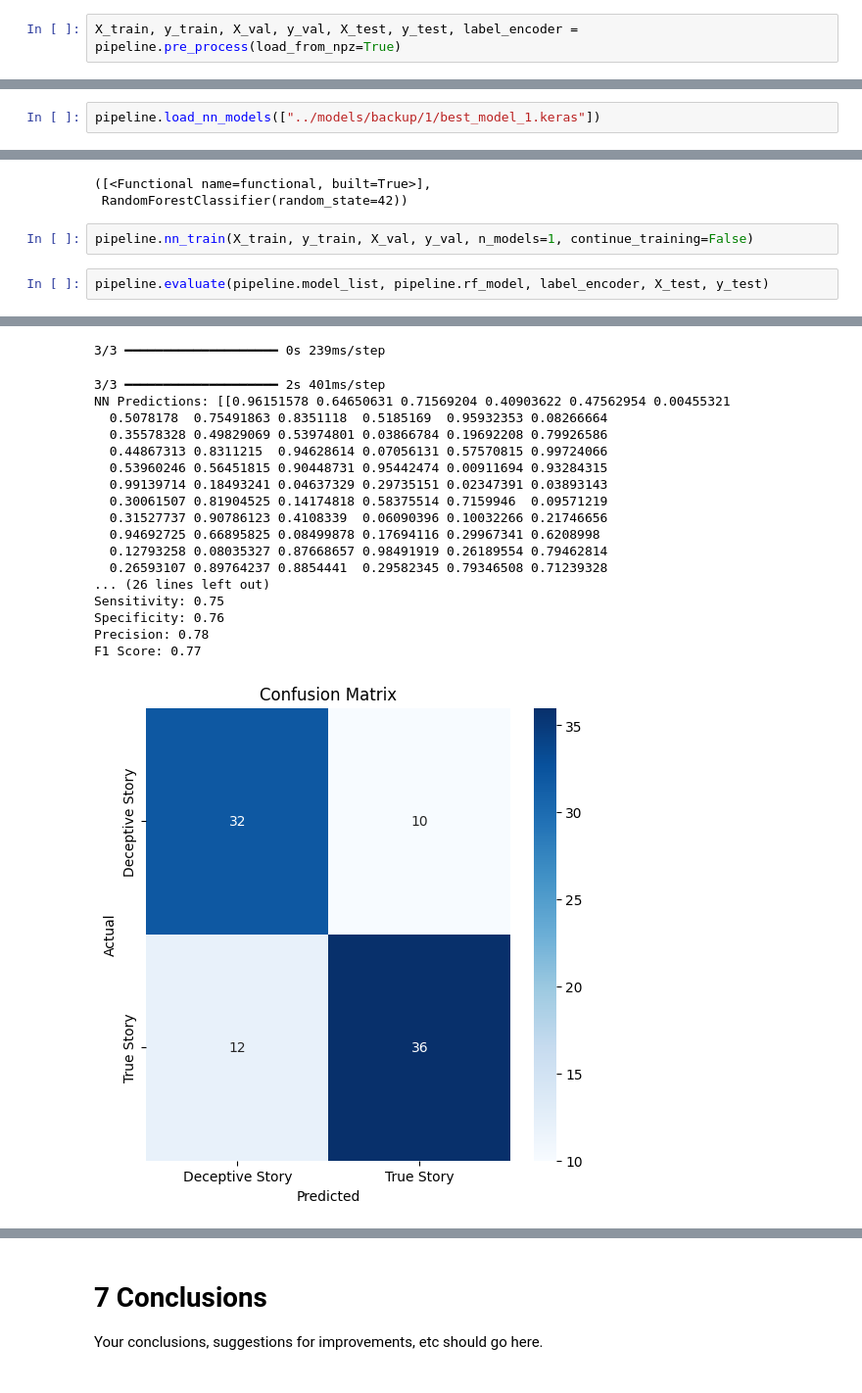
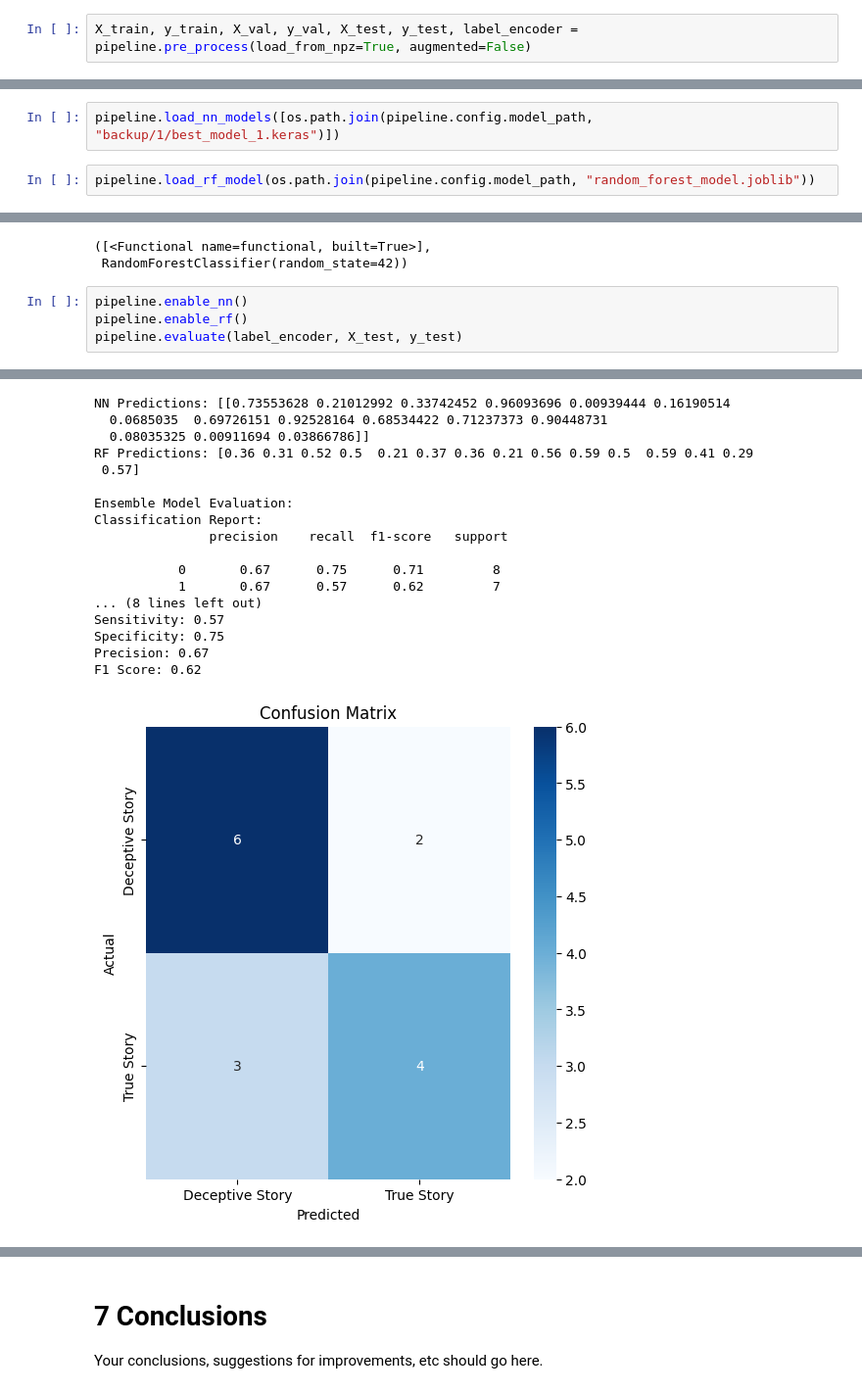
Before and after one commit to CharlesZZY/Truora, a Jupyter notebook: src/CBU5201_miniproject.ipynb, the cells around one changed output, grey strips where cells are left out. Shown at 98% size. Drawn from its saved outputs; the diff is of its cells as text.

```diff
--- a/src/CBU5201_miniproject.ipynb
+++ b/src/CBU5201_miniproject.ipynb
@@ -530,3 +565,3 @@ pipeline = Pipeline(config, data_transformer, model_builder, trainer, evaluator,
 # %%
-X_train, y_train, X_val, y_val, X_test, y_test, label_encoder = pipeline.pre_process(load_from_npz=True)
+X_train, y_train, X_val, y_val, X_test, y_test, label_encoder = pipeline.pre_process(load_from_npz=True, augmented=False)
 # %% [output]
@@ -544,2 +578,0 @@ X_train.shape, y_train.shape, X_val.shape, y_val.shape, X_test.shape, y_test.sha
-# %%
-pipeline.load_nn_models(["../models/backup/1/best_model_1.keras"])
@@ -546,12 +596,16 @@ pipeline.load_nn_models(["../models/backup/1/best_model_1.keras"])
 # %%
 pipeline.rf_train(X_train, y_train)
+# %%
+pipeline.load_nn_models([os.path.join(pipeline.config.model_path, "backup/1/best_model_1.keras")])
+# %%
+pipeline.load_rf_model(os.path.join(pipeline.config.model_path, "random_forest_model.joblib"))
 # %%
 pipeline.model_list, pipeline.rf_model
 # %% [output]
 ([<Functional name=functional, built=True>],
  RandomForestClassifier(random_state=42))
-# %%
-pipeline.nn_train(X_train, y_train, X_val, y_val, n_models=1, continue_training=False)
 # %%
-pipeline.evaluate(pipeline.model_list, pipeline.rf_model, label_encoder, X_test, y_test)
+pipeline.enable_nn()
+pipeline.enable_rf()
+pipeline.evaluate(label_encoder, X_test, y_test)
 # %% [output]
@@ -559,19 +613,18 @@ pipeline.evaluate(pipeline.model_list, pipeline.rf_model, label_encoder, X_test,
-3/3 ━━━━━━━━━━━━━━━━━━━━ 0s 239ms/step
+NN Predictions: [[0.73553628 0.21012992 0.33742452 0.96093696 0.00939444 0.16190514
+  0.0685035  0.69726151 0.92528164 0.68534422 0.71237373 0.90448731
+  0.08035325 0.00911694 0.03866786]]
+RF Predictions: [0.36 0.31 0.52 0.5  0.21 0.37 0.36 0.21 0.56 0.59 0.5  0.59 0.41 0.29
+ 0.57]
+
+Ensemble Model Evaluation:
+Classification Report:
+               precision    recall  f1-score   support
+
+           0       0.67      0.75      0.71         8
+           1       0.67      0.57      0.62         7
+... (8 lines left out)
+Sensitivity: 0.57
+Specificity: 0.75
+Precision: 0.67
+F1 Score: 0.62
-3/3 ━━━━━━━━━━━━━━━━━━━━ 2s 401ms/step
-NN Predictions: [[0.96151578 0.64650631 0.71569204 0.40903622 0.47562954 0.00455321
-  0.5078178  0.75491863 0.8351118  0.5185169  0.95932353 0.08266664
-  0.35578328 0.49829069 0.53974801 0.03866784 0.19692208 0.79926586
-  0.44867313 0.8311215  0.94628614 0.07056131 0.57570815 0.99724066
-  0.53960246 0.56451815 0.90448731 0.95442474 0.00911694 0.93284315
-  0.99139714 0.18493241 0.04637329 0.29735151 0.02347391 0.03893143
-  0.30061507 0.81904525 0.14174818 0.58375514 0.7159946  0.09571219
-  0.31527737 0.90786123 0.4108339  0.06090396 0.10032266 0.21746656
-  0.94692725 0.66895825 0.08499878 0.17694116 0.29967341 0.6208998
-  0.12793258 0.08035327 0.87668657 0.98491919 0.26189554 0.79462814
-  0.26593107 0.89764237 0.8854441  0.29582345 0.79346508 0.71239328
-... (26 lines left out)
-Sensitivity: 0.75
-Specificity: 0.76
-Precision: 0.78
-F1 Score: 0.77
-[figure, old version]
+[figure, new version]
```
Also changed, not shown: parts of 14 cells of this notebook, 2 other files.
